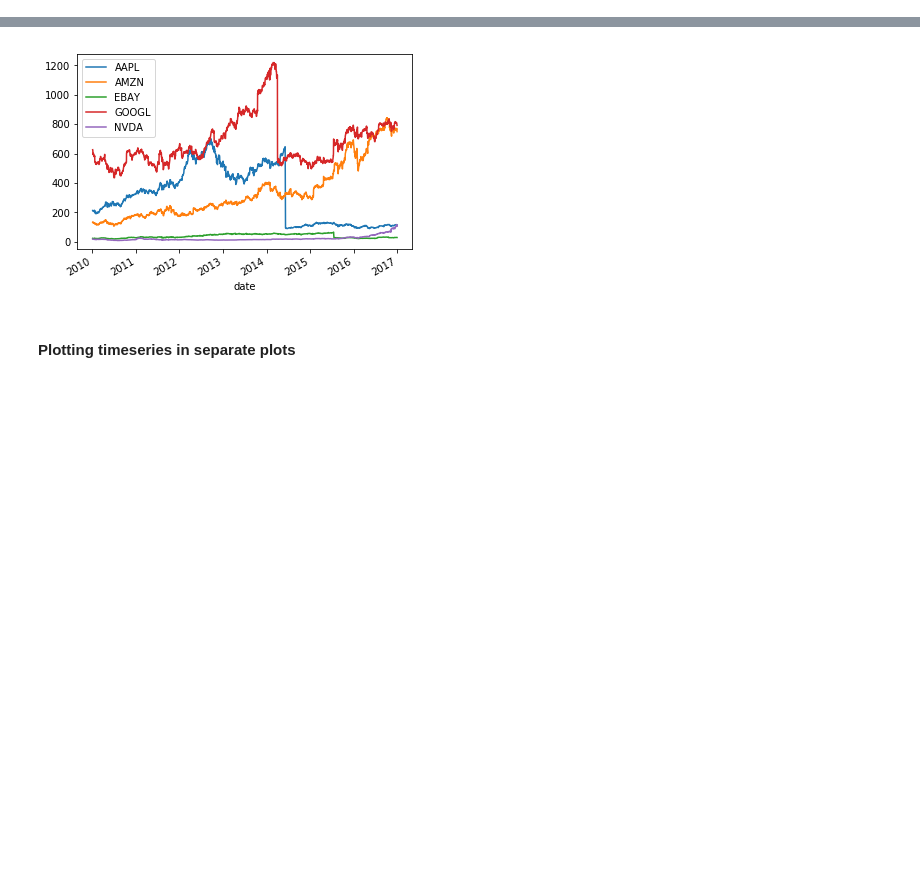
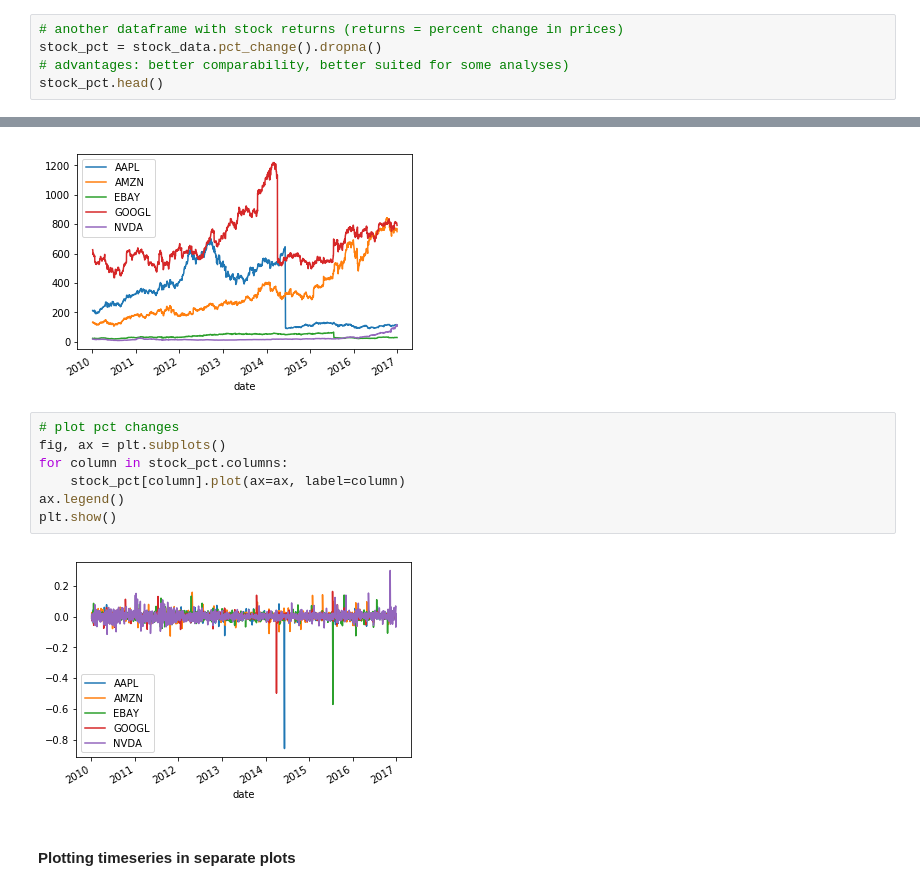
Before and after one commit to JohannaReichert/TimeSeries, a Jupyter notebook: Basics/TimeSeries_Basics.ipynb, the cells around one changed output, grey strips where cells are left out. Cells and saved outputs as stored; diff of their text form; blank space fills up the shorter version.

```diff
--- a/Basics/TimeSeries_Basics.ipynb
+++ b/Basics/TimeSeries_Basics.ipynb
@@ -144,3 +137,8 @@ stock_data.head()
 | 2010-01-06 | 210.969995 | 132.250000 | 23.500000 | 608.260035 | 18.879999 |
 | 2010-01-07 | 210.580000 | 130.000000 | 23.229998 | 594.100015 | 18.510000 |
 | 2010-01-08 | 211.980005 | 133.520004 | 23.509999 | 602.020005 | 18.549999 |
+# %%
+# another dataframe with stock returns (returns = percent change in prices)
+stock_pct = stock_data.pct_change().dropna()
+# advantages: better comparability, better suited for some analyses)
+stock_pct.head()
@@ -157,6 +163,15 @@ ax.legend()
 plt.show()
 # %% [output]
 [figure]
+# %%
+# plot pct changes
+fig, ax = plt.subplots()
+for column in stock_pct.columns:
+    stock_pct[column].plot(ax=ax, label=column)
+ax.legend()
+plt.show()
+# %% [output]
+[figure, added]
 # %% [markdown]
 #### Plotting timeseries in separate plots
 # %%
```
Also changed, not shown: parts of 29 cells of this notebook.
